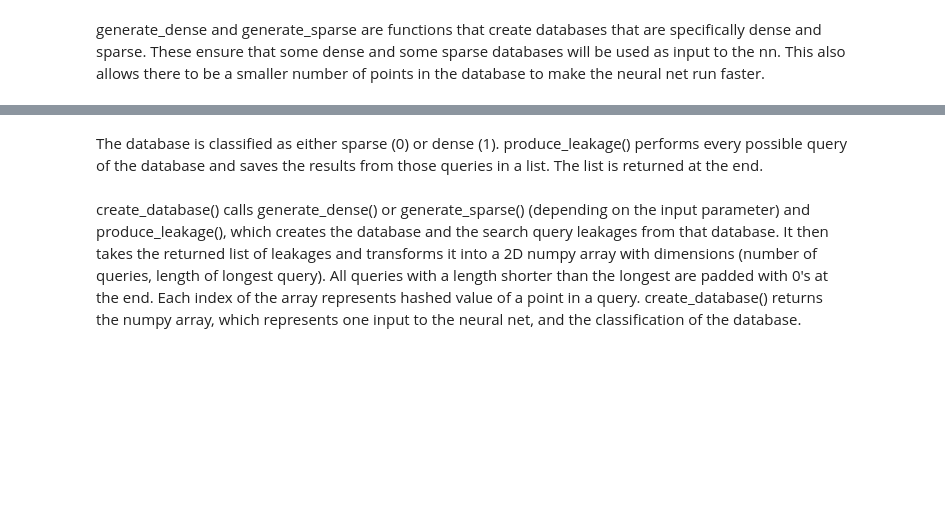
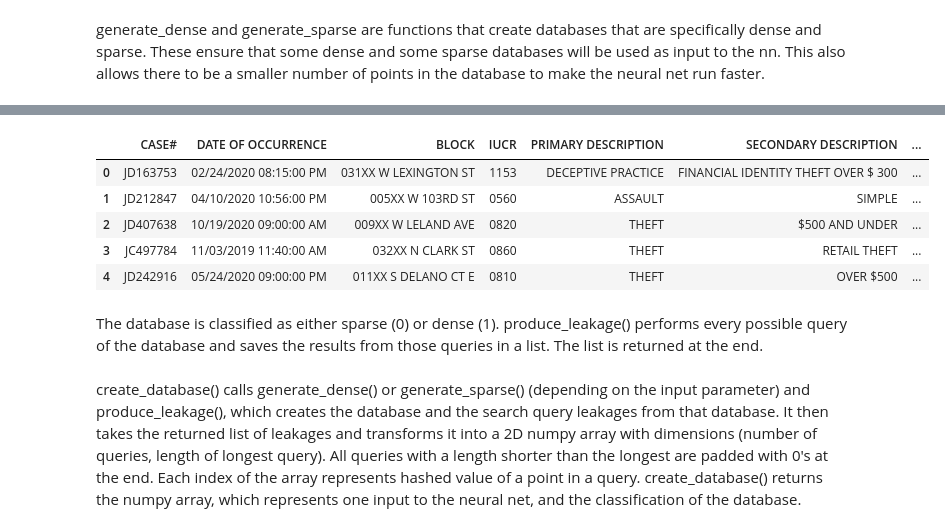
Before and after one commit to sierra187/research_fall2020, a Jupyter notebook: data_generation.ipynb, the cells around one changed output, grey strips where cells are left out. Drawn from its saved outputs; the diff is of its cells as text; code cells hidden in the pictures; blank space fills up the shorter version.

Commit message:
crimes data and outputs to different dbs

```diff
--- a/data_generation.ipynb
+++ b/data_generation.ipynb
@@ -191 +281,6 @@ array([[list([-8931313709258621668]), list([2091990577894487251]),
       dtype=object)
+# %%
+from google.colab import files
+
+
+uploaded = files.upload()
@@ -191,0 +290,13 @@ array([[list([-8931313709258621668]), list([2091990577894487251]),
+# %%
+import pandas as pd
+import io
+
+crimesmap = pd.read_csv(io.BytesIO(uploaded['Crimes_-_Map.csv']))
+crimesmap.head()
+# %% [output]
+|  | CASE# | DATE OF OCCURRENCE | BLOCK | IUCR | PRIMARY DESCRIPTION | SECONDARY DESCRIPTION | ... |
+| 0 | JD163753 | 02/24/2020 08:15:00 PM | 031XX W LEXINGTON ST | 1153 | DECEPTIVE PRACTICE | FINANCIAL IDENTITY THEFT OVER $ 300 | ... |
+| 1 | JD212847 | 04/10/2020 10:56:00 PM | 005XX W 103RD ST | 0560 | ASSAULT | SIMPLE | ... |
+| 2 | JD407638 | 10/19/2020 09:00:00 AM | 009XX W LELAND AVE | 0820 | THEFT | $500 AND UNDER | ... |
+| 3 | JC497784 | 11/03/2019 11:40:00 AM | 032XX N CLARK ST | 0860 | THEFT | RETAIL THEFT | ... |
+| 4 | JD242916 | 05/24/2020 09:00:00 PM | 011XX S DELANO CT E | 0810 | THEFT | OVER $500 | ... |
```
Also changed, not shown: parts of 7 cells of this notebook.
